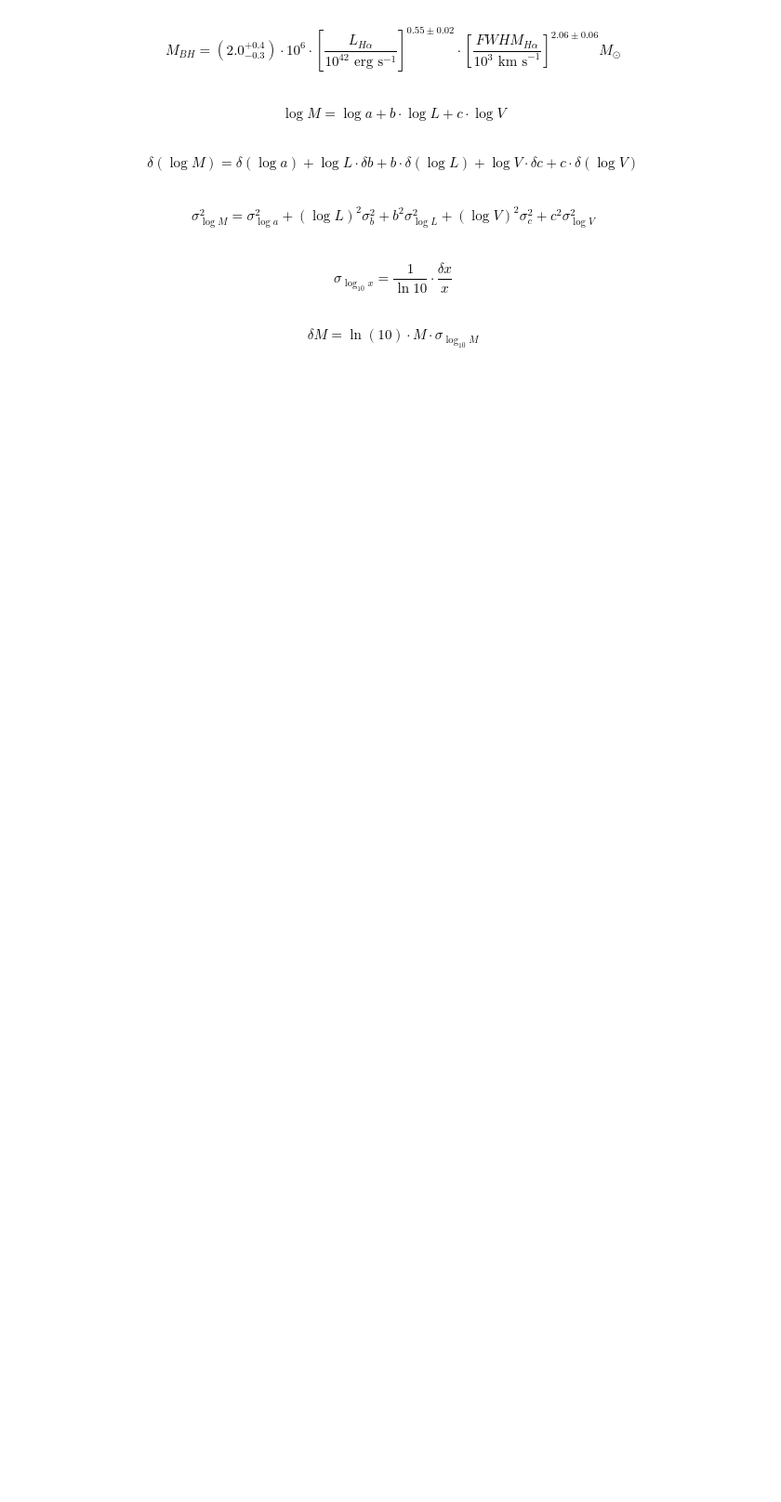
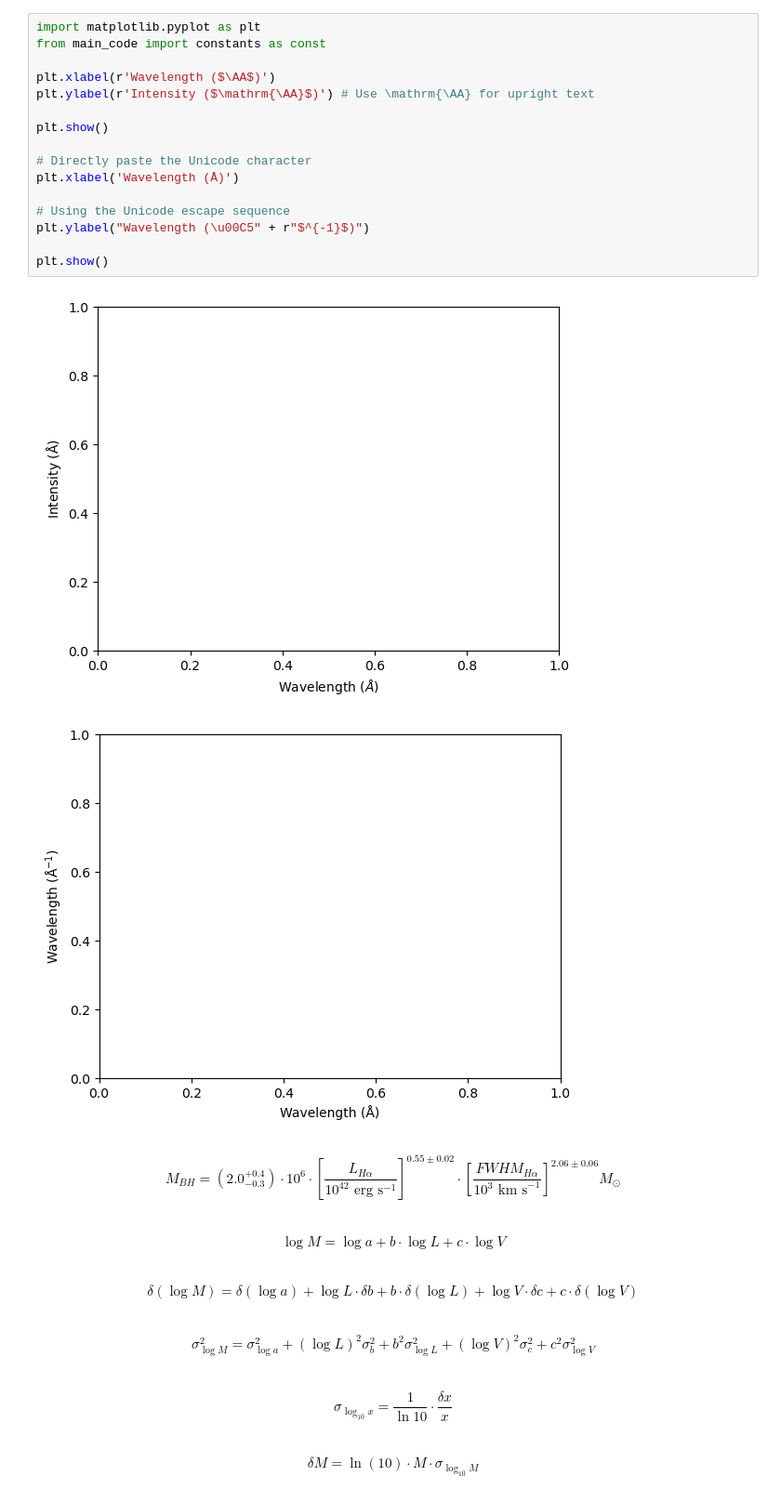
Before and after one commit to things-0/denison_2026, a Jupyter notebook: oli/test_workspace.ipynb, the cells around one changed output. Shown at 93% size. Saved outputs shown, nothing was run; the diff lists cells and outputs as text; blank space fills up the shorter version.

```diff
--- a/oli/test_workspace.ipynb
+++ b/oli/test_workspace.ipynb
@@ -1,3 +1,22 @@
+# %%
+import matplotlib.pyplot as plt
+from main_code import constants as const
+
+plt.xlabel(r'Wavelength ($\AA$)')
+plt.ylabel(r'Intensity ($\mathrm{\AA}$)') # Use \mathrm{\AA} for upright text
+
+plt.show()
+
+# Directly paste the Unicode character
+plt.xlabel('Wavelength (Å)')
+
+# Using the Unicode escape sequence
+plt.ylabel("Wavelength (\u00C5" + r"$^{-1}$)")
+
+plt.show()
+# %% [output]
+[figure, added]
+[figure, added]
 # %% [markdown]
 $$M_{BH} = (2.0^{+0.4}_{-0.3}) \cdot 10^6 \cdot \left[\frac{L_{H\alpha}}{10^{42} \text{ erg s}^{-1}}\right]^{0.55 \pm 0.02} \cdot \left[\frac{FWHM_{H\alpha}}{10^3 \text{ km s}^{-1}}\right]^{2.06 \pm 0.06} M_\odot$$
 # %% [markdown]
```
Also changed, not shown: 1 other file.
